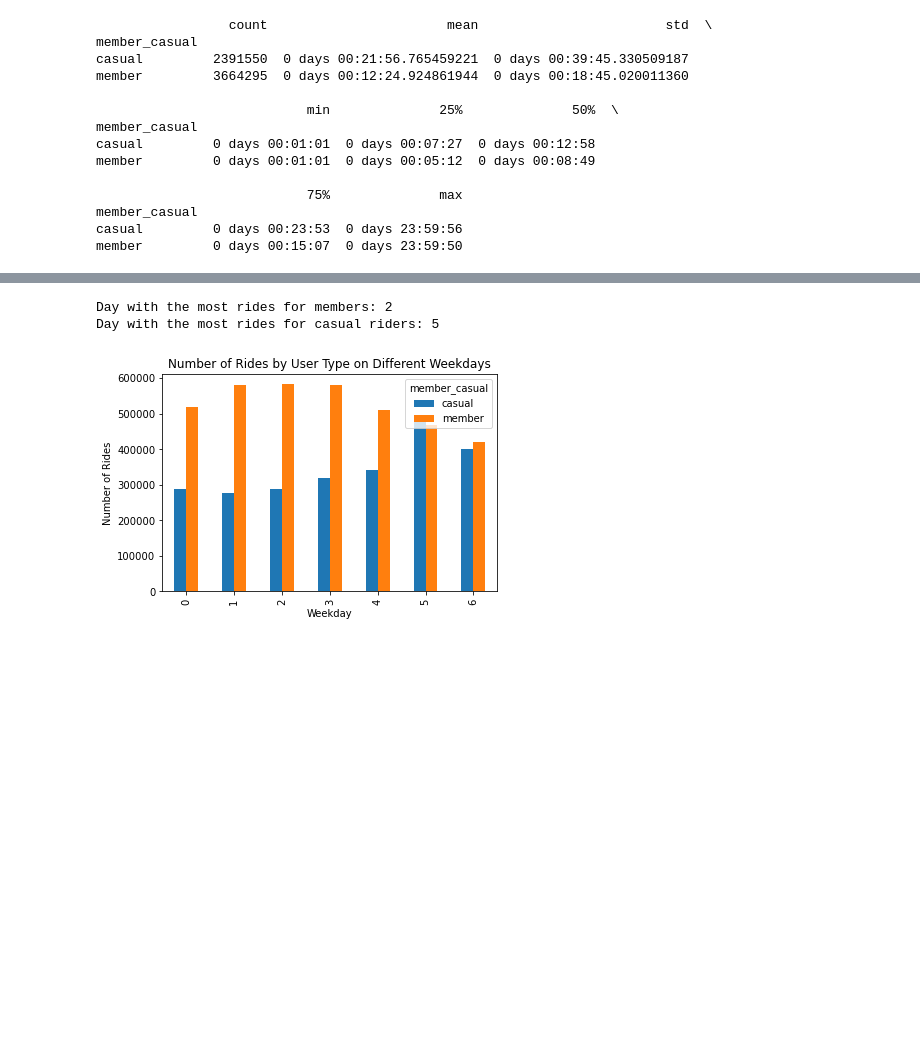
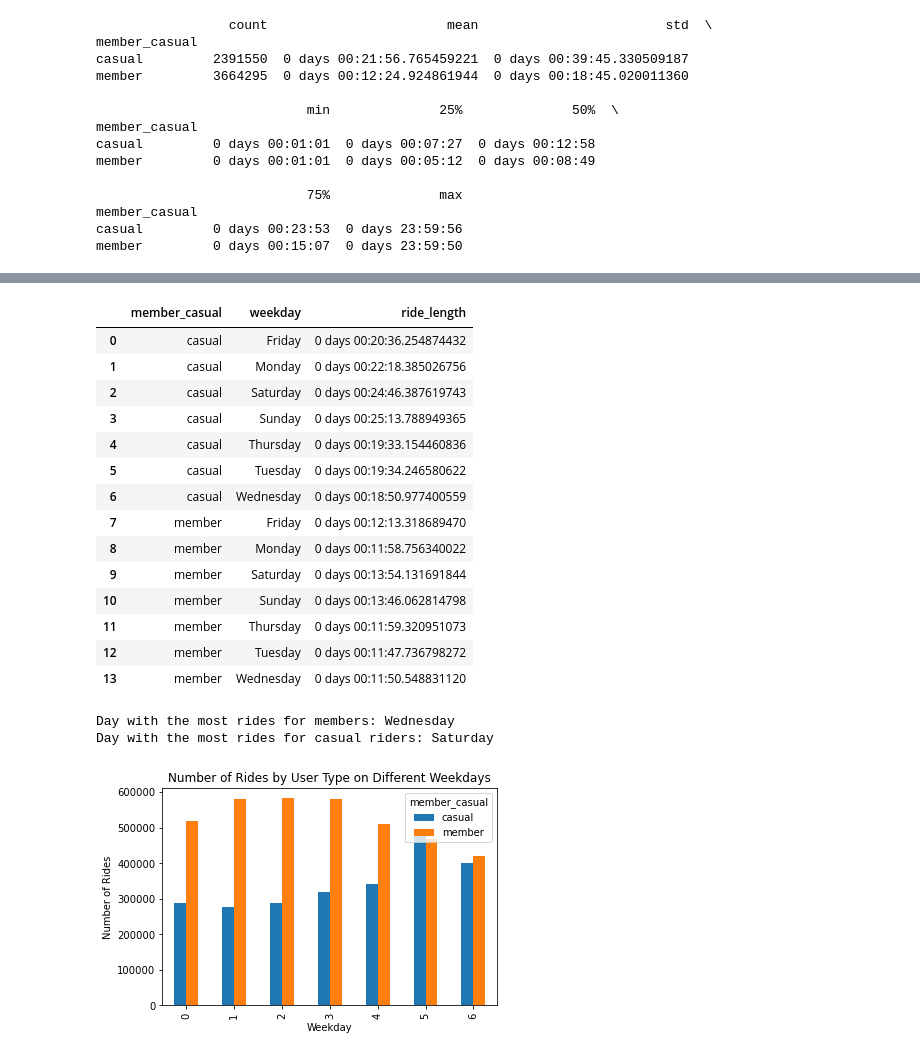
Before and after one commit to lamch0/Cyclistic-Data-Analysis-Project, a Jupyter notebook: notebook.ipynb, the cells around one changed output, grey strips where cells are left out. Drawn from its saved outputs; the diff is of its cells as text; code cells hidden in the pictures; blank space fills up the shorter version.

```diff
--- a/notebook.ipynb
+++ b/notebook.ipynb
@@ -268,4 +306,7 @@ casual         0 days 00:23:53  0 days 23:59:56
 member         0 days 00:15:07  0 days 23:59:50
 # %%
 # See the average ride time by each day for members vs casual users
-print(df3.groupby(['member_casual', 'day_of_week'])['ride_length'].mean())
+avg_ride_length = df3.groupby(['member_casual', 'weekday'])['ride_length'].mean()
+avg_ride_length = pd.DataFrame(avg_ride_length).reset_index()
+# ride_length_formatted = avg_ride_length['ride_length'].apply(lambda x: "{:02d}:{:02d}:{:02d}".format(int(x.total_seconds() // 3600), int((x.total_seconds() % 3600) // 60), int(x.total_seconds() % 60)))
+# avg_ride_length['ride_length'] = ride_length_formatted
@@ -288,0 +313,18 @@ Name: ride_length, dtype: timedelta64[ns]
+# %%
+avg_ride_length
+# %% [output]
+|  | member_casual | weekday | ride_length |
+| 0 | casual | Friday | 0 days 00:20:36.254874432 |
+| 1 | casual | Monday | 0 days 00:22:18.385026756 |
+| 2 | casual | Saturday | 0 days 00:24:46.387619743 |
+| 3 | casual | Sunday | 0 days 00:25:13.788949365 |
+| 4 | casual | Thursday | 0 days 00:19:33.154460836 |
+| 5 | casual | Tuesday | 0 days 00:19:34.246580622 |
+| 6 | casual | Wednesday | 0 days 00:18:50.977400559 |
+| 7 | member | Friday | 0 days 00:12:13.318689470 |
+| 8 | member | Monday | 0 days 00:11:58.756340022 |
+| 9 | member | Saturday | 0 days 00:13:54.131691844 |
+| 10 | member | Sunday | 0 days 00:13:46.062814798 |
+| 11 | member | Thursday | 0 days 00:11:59.320951073 |
+| 12 | member | Tuesday | 0 days 00:11:47.736798272 |
+| 13 | member | Wednesday | 0 days 00:11:50.548831120 |
@@ -289,16 +333,16 @@ Name: ride_length, dtype: timedelta64[ns]
 # %%
 # Find the number of rides by member type and weekday
-rides_by_type_and_day = df3.groupby(['member_casual', 'day_of_week']).size().reset_index(name='count')
+rides_by_type_and_day = df3.groupby(['member_casual', 'weekday']).size().reset_index(name='count')
 
 # Sort by count in descending order to get the day with the most rides for each type
 max_rides_by_type_and_day = rides_by_type_and_day.sort_values(['member_casual', 'count'], ascending=[True, False]).groupby('member_casual').first()
 
 # Print the day with the most rides for each type
-print('Day with the most rides for members:', max_rides_by_type_and_day.loc['member', 'day_of_week'])
-print('Day with the most rides for casual riders:', max_rides_by_type_and_day.loc['casual', 'day_of_week'])
+print('Day with the most rides for members:', max_rides_by_type_and_day.loc['member', 'weekday'])
+print('Day with the most rides for casual riders:', max_rides_by_type_and_day.loc['casual', 'weekday'])
 # %% [output]
-Day with the most rides for members: 2
-Day with the most rides for casual riders: 5
+Day with the most rides for members: Wednesday
+Day with the most rides for casual riders: Saturday
 # %%
 # Create a pivot table to count number of rides by user type and weekday
 df_pivot = df3.pivot_table(index='day_of_week', columns='member_casual', values='ride_id', aggfunc='count')
```
Also changed, not shown: parts of 30 cells of this notebook.
